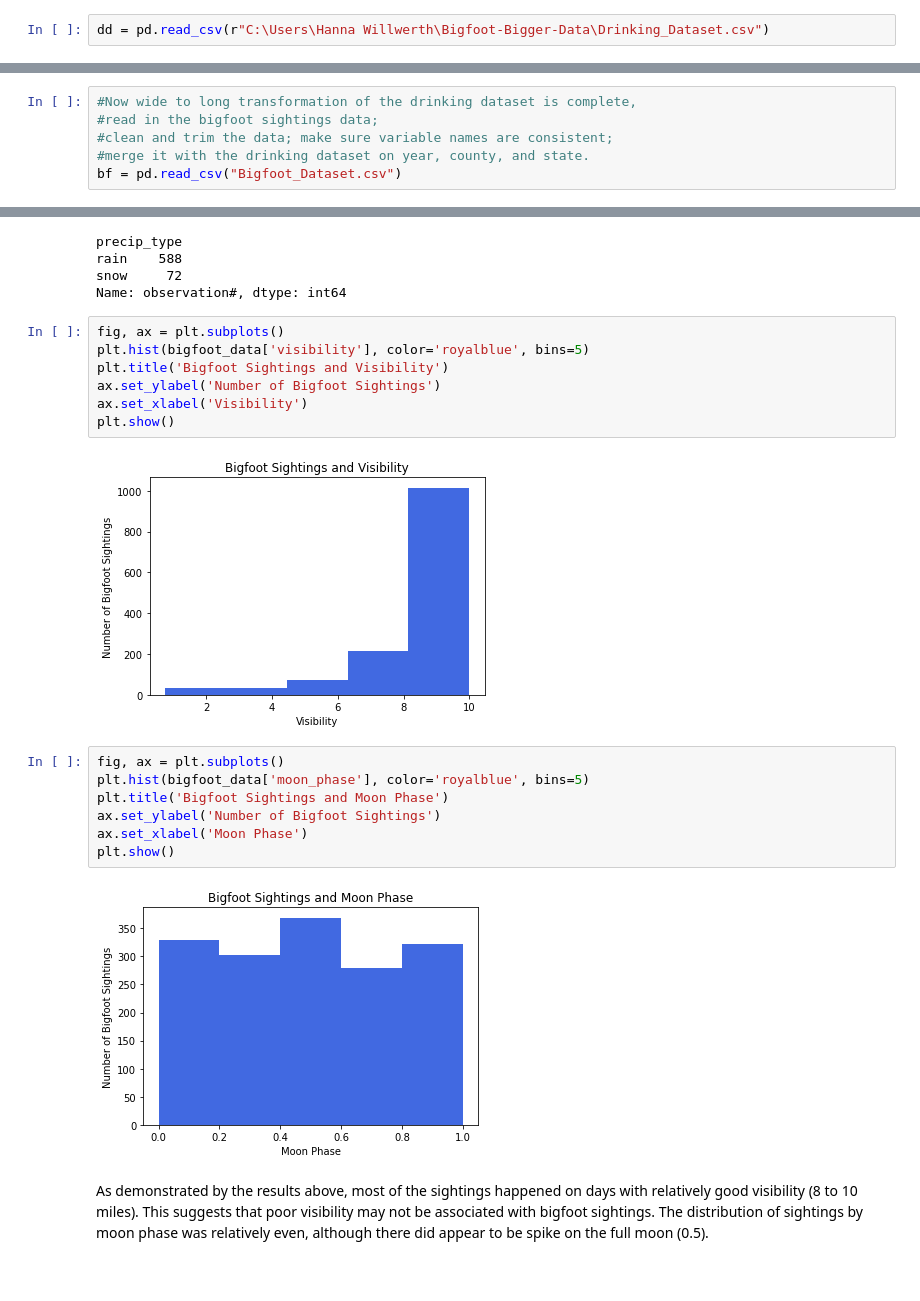
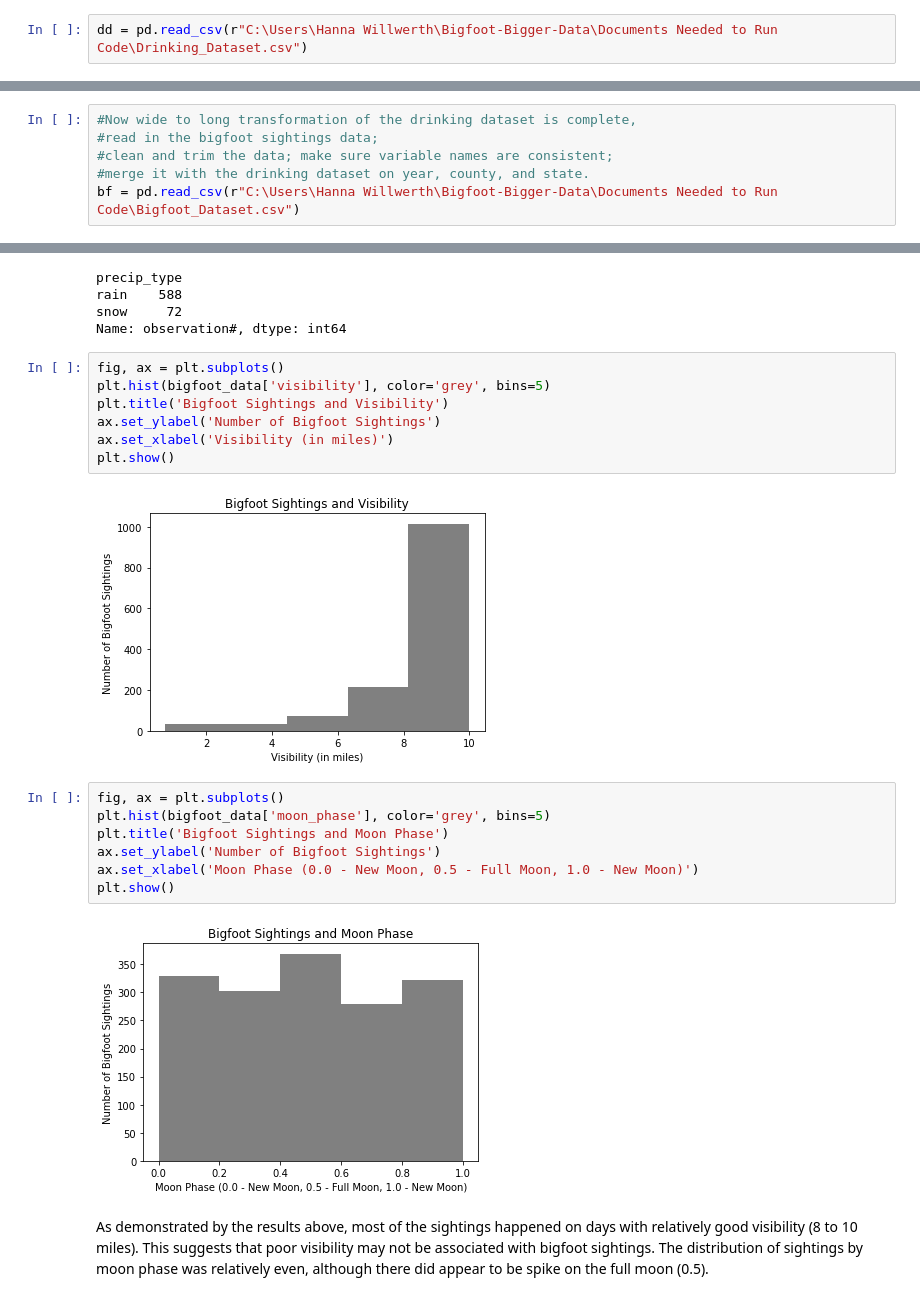
Before and after one commit to attilathehan8/Bigfoot-Bigger-Data, a Jupyter notebook: Code/Bigfoot_Bigger_Data_Master.ipynb, the cells around one changed output, grey strips where cells are left out. Drawn from its saved outputs; the diff is of its cells as text.

```diff
--- a/Code/Bigfoot_Bigger_Data_Master.ipynb
+++ b/Code/Bigfoot_Bigger_Data_Master.ipynb
@@ -89,7 +52,7 @@ ContextualVersionConflict: (click 7.1.2 (c:\users\hanna willwerth\miniconda3\env
 #!pip install wordcloud
 from wordcloud import WordCloud
 # %%
-dd = pd.read_csv(r"C:\Users\Hanna Willwerth\Bigfoot-Bigger-Data\Drinking_Dataset.csv")
+dd = pd.read_csv(r"C:\Users\Hanna Willwerth\Bigfoot-Bigger-Data\Documents Needed to Run Code\Drinking_Dataset.csv")
 # %%
 #Begin process of transforming the data from wide to long.
 #Prepare the data by removing duplicates, creating the stub names.
@@ -165,7 +128,7 @@ dd_l.head(5)
 #read in the bigfoot sightings data;
 #clean and trim the data; make sure variable names are consistent;
 #merge it with the drinking dataset on year, county, and state.
-bf = pd.read_csv("Bigfoot_Dataset.csv")
+bf = pd.read_csv(r"C:\Users\Hanna Willwerth\Bigfoot-Bigger-Data\Documents Needed to Run Code\Bigfoot_Dataset.csv")
 # %%
 bf.head(5)
 # %% [output]
@@ -245,22 +208,22 @@ snow     72
 Name: observation#, dtype: int64
 # %%
 fig, ax = plt.subplots()
-plt.hist(bigfoot_data['visibility'], color='royalblue', bins=5)
+plt.hist(bigfoot_data['visibility'], color='grey', bins=5)
 plt.title('Bigfoot Sightings and Visibility')
 ax.set_ylabel('Number of Bigfoot Sightings')
-ax.set_xlabel('Visibility')
+ax.set_xlabel('Visibility (in miles)')
 plt.show()
 # %% [output]
-[figure, old version]
+[figure, new version]
 # %%
 fig, ax = plt.subplots()
-plt.hist(bigfoot_data['moon_phase'], color='royalblue', bins=5)
+plt.hist(bigfoot_data['moon_phase'], color='grey', bins=5)
 plt.title('Bigfoot Sightings and Moon Phase')
 ax.set_ylabel('Number of Bigfoot Sightings')
-ax.set_xlabel('Moon Phase')
+ax.set_xlabel('Moon Phase (0.0 - New Moon, 0.5 - Full Moon, 1.0 - New Moon)')
 plt.show()
 # %% [output]
-[figure, old version]
+[figure, new version]
 # %% [markdown]
 As demonstrated by the results above, most of the sightings happened on days with relatively good visibility (8 to 10 miles). This suggests that poor visibility may not be associated with bigfoot sightings. The distribution of sightings by moon phase was relatively even, although there did appear to be spike on the full moon (0.5).
 # %%
```
Also changed, not shown: parts of 30 cells of this notebook, 2 other files.
